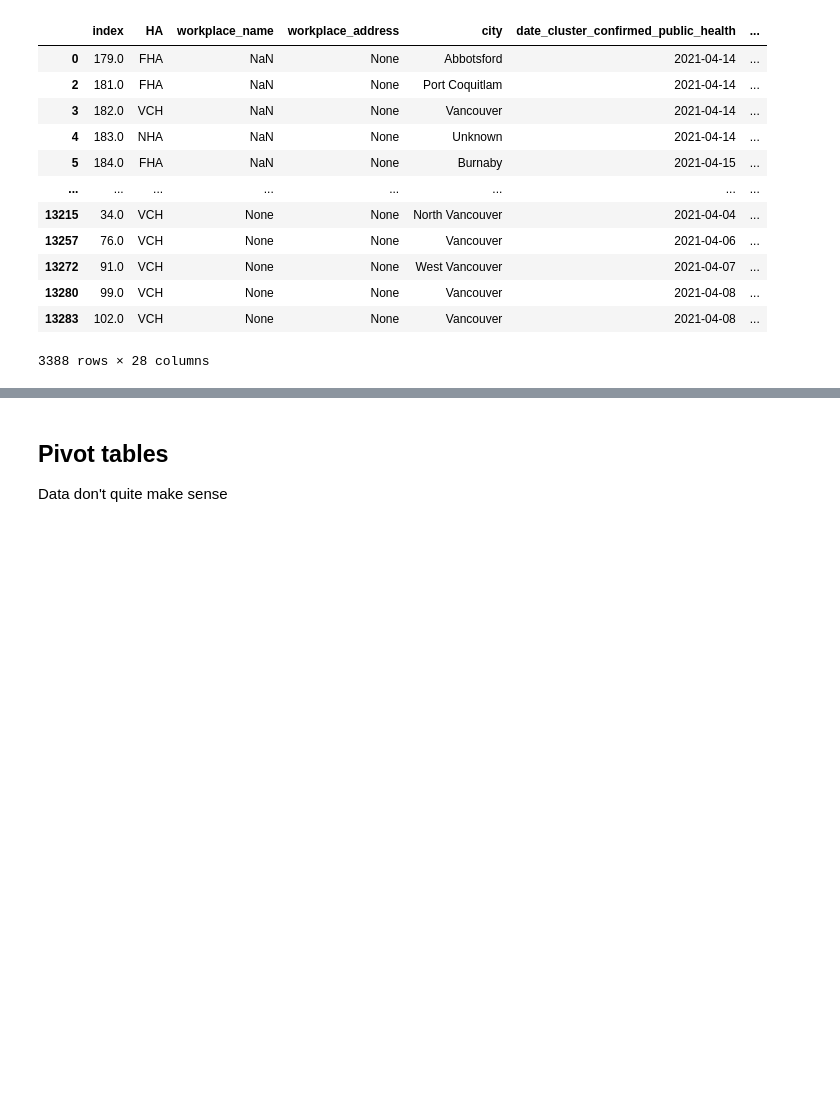
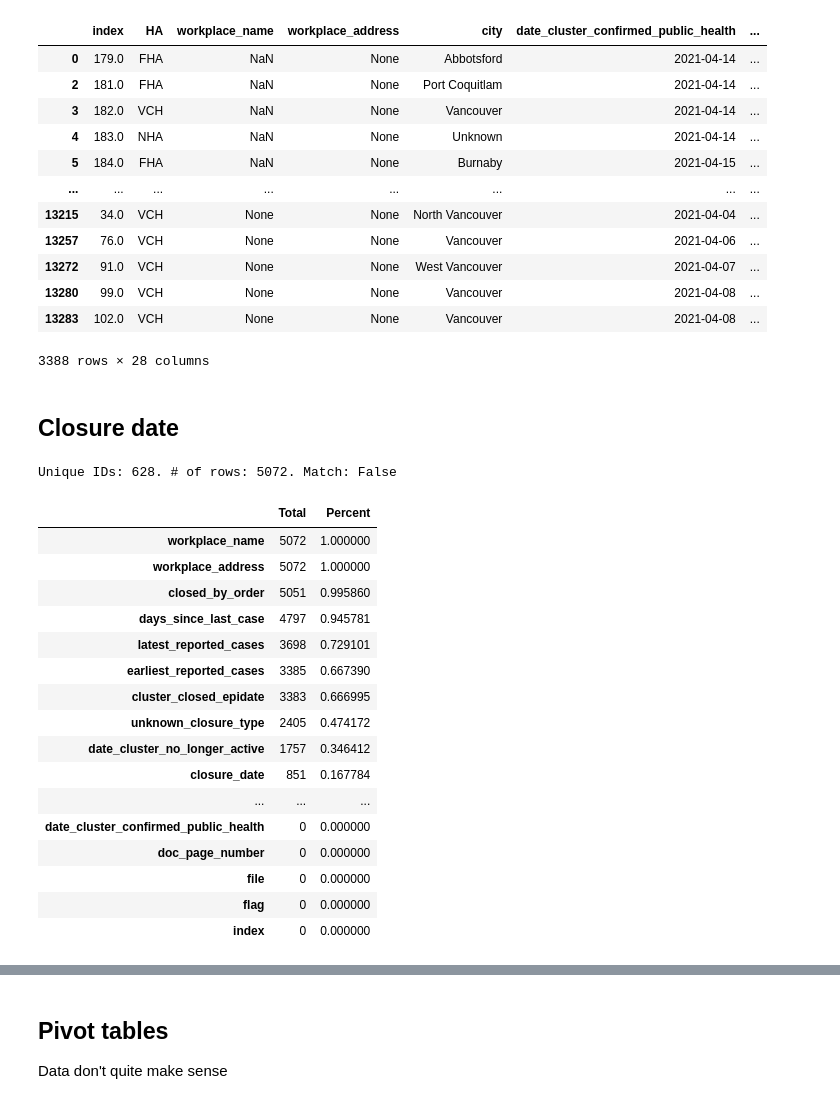
Before and after one commit to silvhua/BC-Covid-workplace-closures, a Jupyter notebook: notebooks/2023-07-23 EDA.ipynb, the cells around one changed output, grey strips where cells are left out. Cells and saved outputs as stored; diff of their text form; code cells hidden in the pictures; blank space fills up the shorter version.

```diff
--- a/notebooks/2023-07-23 EDA.ipynb
+++ b/notebooks/2023-07-23 EDA.ipynb
@@ -282,3 +298,26 @@ Results where ALL conditions are met:
 | 13280 | 99.0 | VCH | None | None | Vancouver | 2021-04-08 | ... |
 | 13283 | 102.0 | VCH | None | None | Vancouver | 2021-04-08 | ... |
 3388 rows × 28 columns
+# %% [markdown]
+## Closure date
+# %%
+explore(df[df['closure_y_n'] == 'Yes'])
+# %% [output]
+Unique IDs: 628. # of rows: 5072. Match: False
+|  | Total | Percent |
+| workplace_name | 5072 | 1.000000 |
+| workplace_address | 5072 | 1.000000 |
+| closed_by_order | 5051 | 0.995860 |
+| days_since_last_case | 4797 | 0.945781 |
+| latest_reported_cases | 3698 | 0.729101 |
+| earliest_reported_cases | 3385 | 0.667390 |
+| cluster_closed_epidate | 3383 | 0.666995 |
+| unknown_closure_type | 2405 | 0.474172 |
+| date_cluster_no_longer_active | 1757 | 0.346412 |
+| closure_date | 851 | 0.167784 |
+| ... | ... | ... |
+| date_cluster_confirmed_public_health | 0 | 0.000000 |
+| doc_page_number | 0 | 0.000000 |
+| file | 0 | 0.000000 |
+| flag | 0 | 0.000000 |
+| index | 0 | 0.000000 |
```
Also changed, not shown: parts of 17 cells of this notebook, 3 other files.
